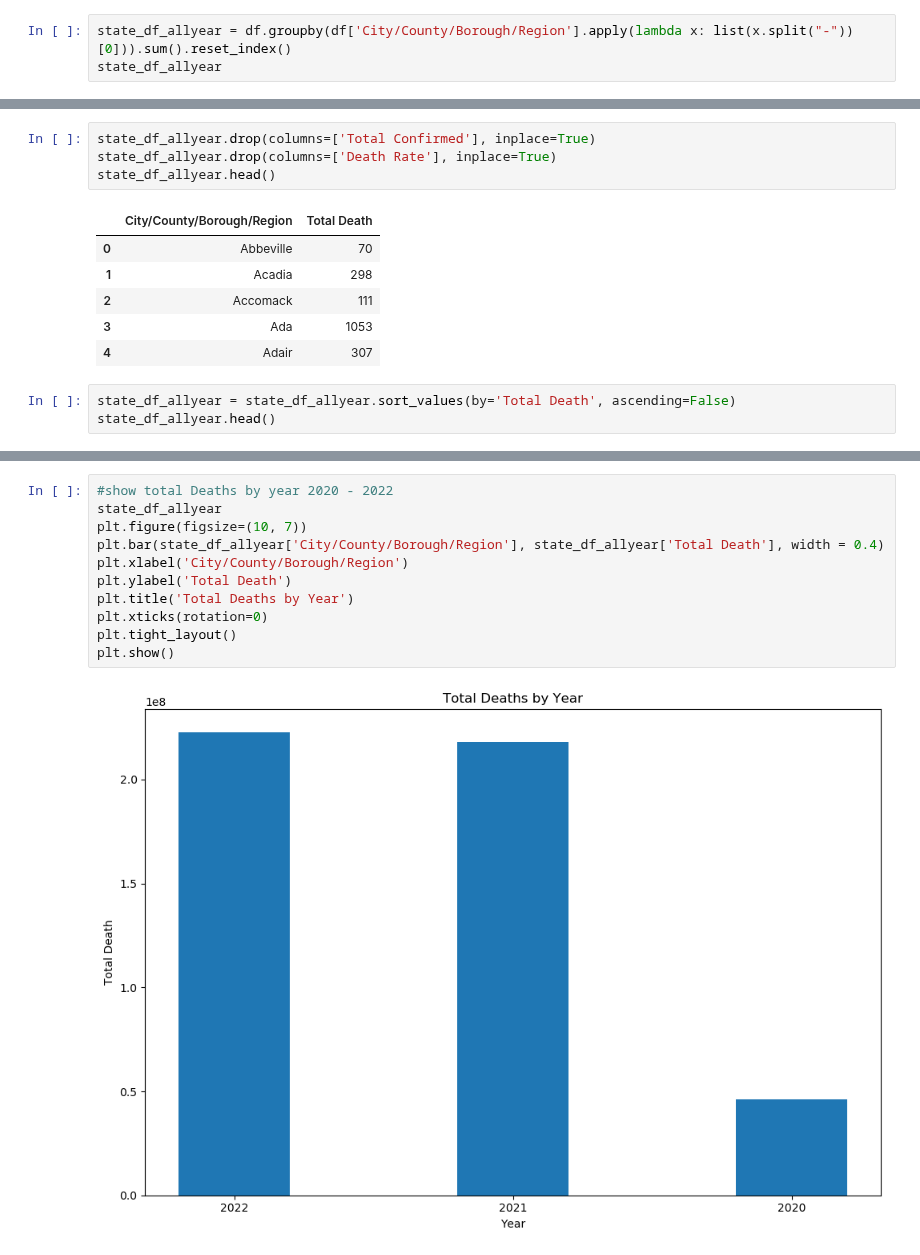
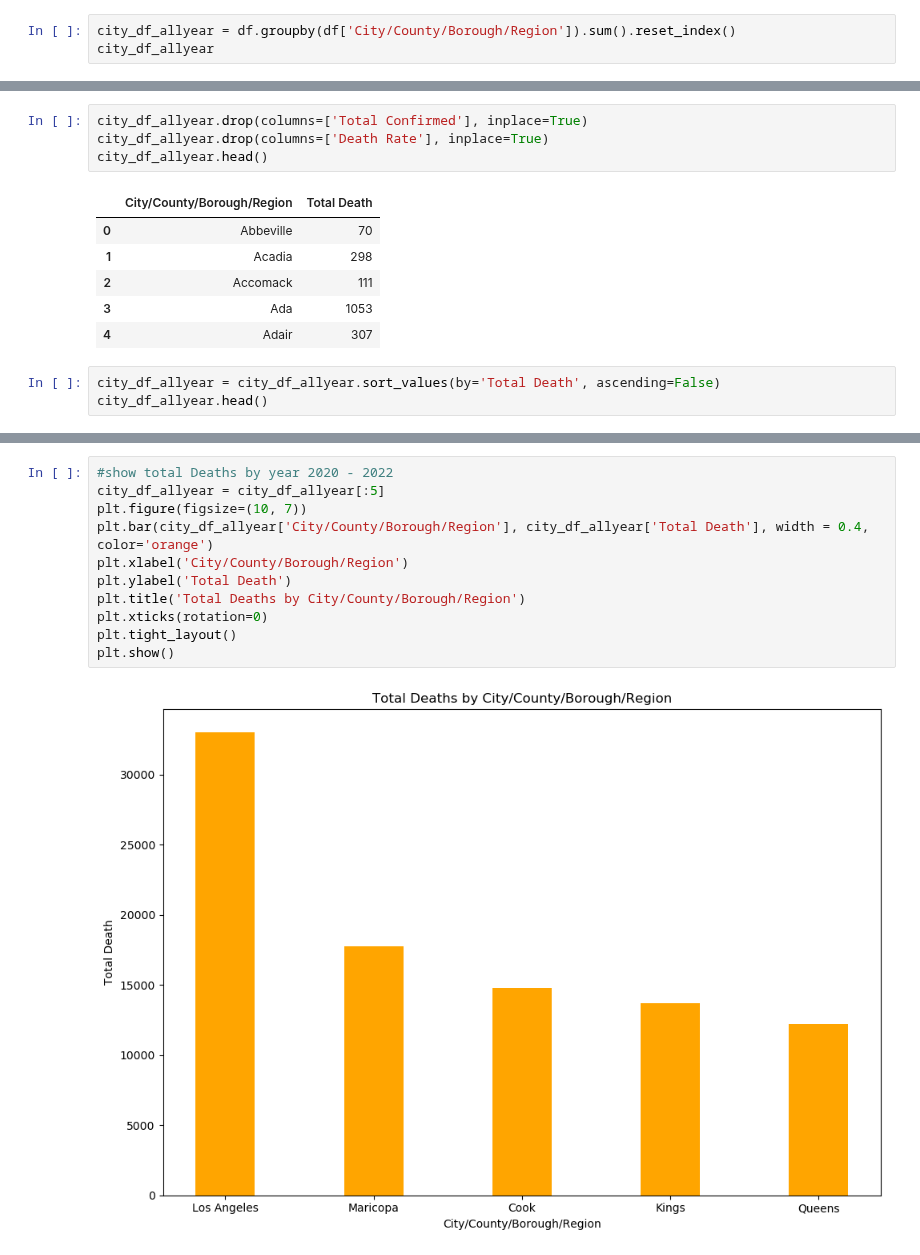
Before and after one commit to AppleBoiy/cs203-c19-analysis, a Jupyter notebook: sample/PTCTEST2.ipynb, the cells around one changed output, grey strips where cells are left out. Saved outputs shown, nothing was run; the diff lists cells and outputs as text.

```diff
--- a/sample/PTCTEST2.ipynb
+++ b/sample/PTCTEST2.ipynb
@@ -12,8 +12,8 @@ df.head()
 | 3 | Alabama | Greene | 2022-08-19 | 51 | 2079 | 0.024531 |
 | 4 | Alabama | Sumter | 2022-08-20 | 52 | 2882 | 0.018043 |
 # %%
-state_df_allyear = df.groupby(df['City/County/Borough/Region'].apply(lambda x: list(x.split("-"))[0])).sum().reset_index()
-state_df_allyear
+city_df_allyear = df.groupby(df['City/County/Borough/Region']).sum().reset_index()
+city_df_allyear
 # %% [output]
 |  | City/County/Borough/Region | Total Death | Total Confirmed | Death Rate |
 | 0 | Abbeville | 70 | 6629 | 0.010560 |
@@ -31,7 +31,7 @@ state_df_allyear
 # %%
-state_df_allyear.drop(columns=['Total Confirmed'], inplace=True)
-state_df_allyear.drop(columns=['Death Rate'], inplace=True)
-state_df_allyear.head()
+city_df_allyear.drop(columns=['Total Confirmed'], inplace=True)
+city_df_allyear.drop(columns=['Death Rate'], inplace=True)
+city_df_allyear.head()
 # %% [output]
 |  | City/County/Borough/Region | Total Death |
 | 0 | Abbeville | 70 |
@@ -40,8 +40,8 @@ state_df_allyear.head()
 | 3 | Ada | 1053 |
 | 4 | Adair | 307 |
 # %%
-state_df_allyear = state_df_allyear.sort_values(by='Total Death', ascending=False)
-state_df_allyear.head()
+city_df_allyear = city_df_allyear.sort_values(by='Total Death', ascending=False)
+city_df_allyear.head()
 # %% [output]
 |  | City/County/Borough/Region | Total Death |
 | 1034 | Los Angeles | 32991 |
@@ -52,13 +52,13 @@ state_df_allyear.head()
 # %%
 #show total Deaths by year 2020 - 2022
-state_df_allyear
+city_df_allyear = city_df_allyear[:5]
 plt.figure(figsize=(10, 7))
-plt.bar(state_df_allyear['City/County/Borough/Region'], state_df_allyear['Total Death'], width = 0.4)
+plt.bar(city_df_allyear['City/County/Borough/Region'], city_df_allyear['Total Death'], width = 0.4, color='orange')
 plt.xlabel('City/County/Borough/Region')
 plt.ylabel('Total Death')
-plt.title('Total Deaths by Year')
+plt.title('Total Deaths by City/County/Borough/Region')
 plt.xticks(rotation=0)
 plt.tight_layout()
 plt.show()
 # %% [output]
-[figure, old version]
+[figure, new version]
```
Also changed, not shown: parts of 2 cells of this notebook.
